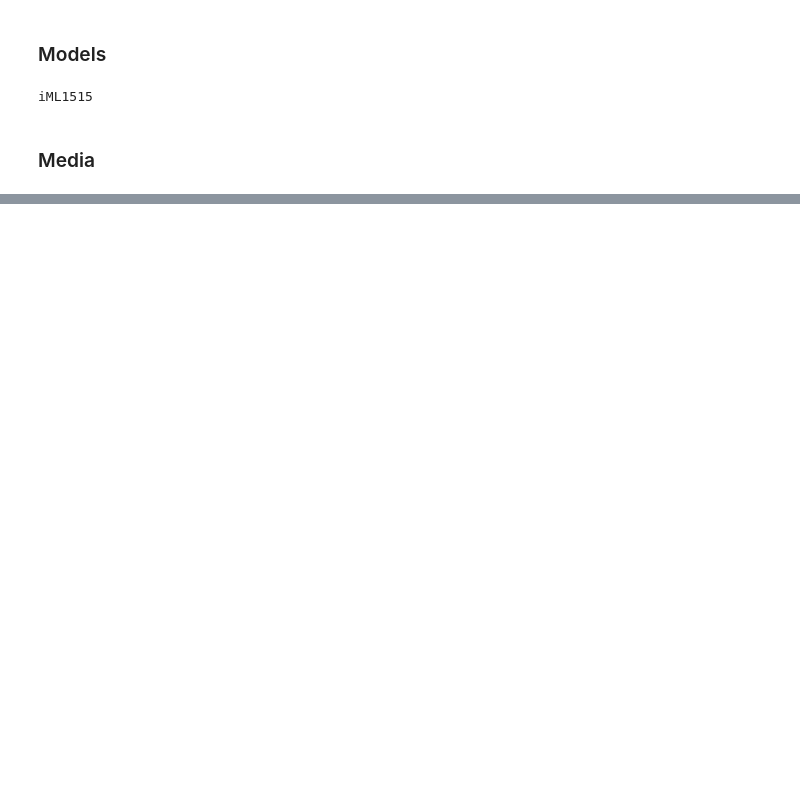
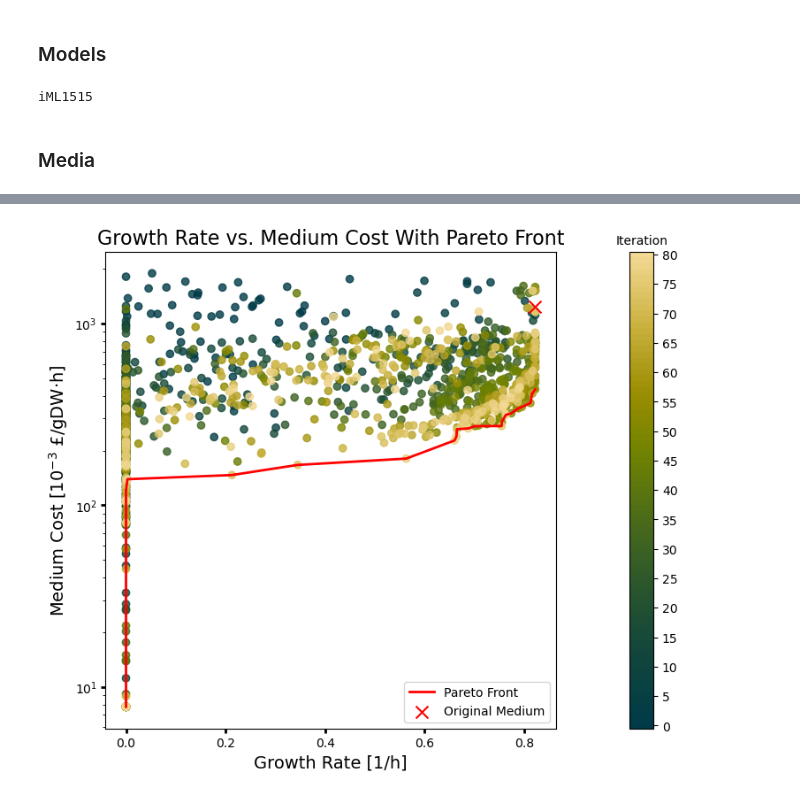
Before and after one commit to hanicola/MOBO_pub, a Jupyter notebook: figures/Figure2ABC_Main_MOBO_II_iML1515.ipynb, the cells around one changed output, grey strips where cells are left out. Drawn from its saved outputs; the diff is of its cells as text; code cells hidden in the pictures; blank space fills up the shorter version.

```diff
--- a/figures/Figure2ABC_Main_MOBO_II_iML1515.ipynb
+++ b/figures/Figure2ABC_Main_MOBO_II_iML1515.ipynb
@@ -236,12 +248,14 @@ plot_growth_per_cost(
 # %%
 # Figure 2B
 plot_pareto_batch_colour(
-    results = results_iML1515_M9,
-    figname = (basename + "_pareto_batch_colour.png"),
+    results = results_iML1515,
+    figname = (basename + "_pareto_batch_colour"),
     MetModel = model_iML1515,
     initial_medium = medium,
     initial_costs = costs
 )
+# %% [output]
+[figure, added]
 # %%
 # Figure 2C
 plot_contour(
```
Also changed, not shown: parts of 18 cells of this notebook, 1 other file.
